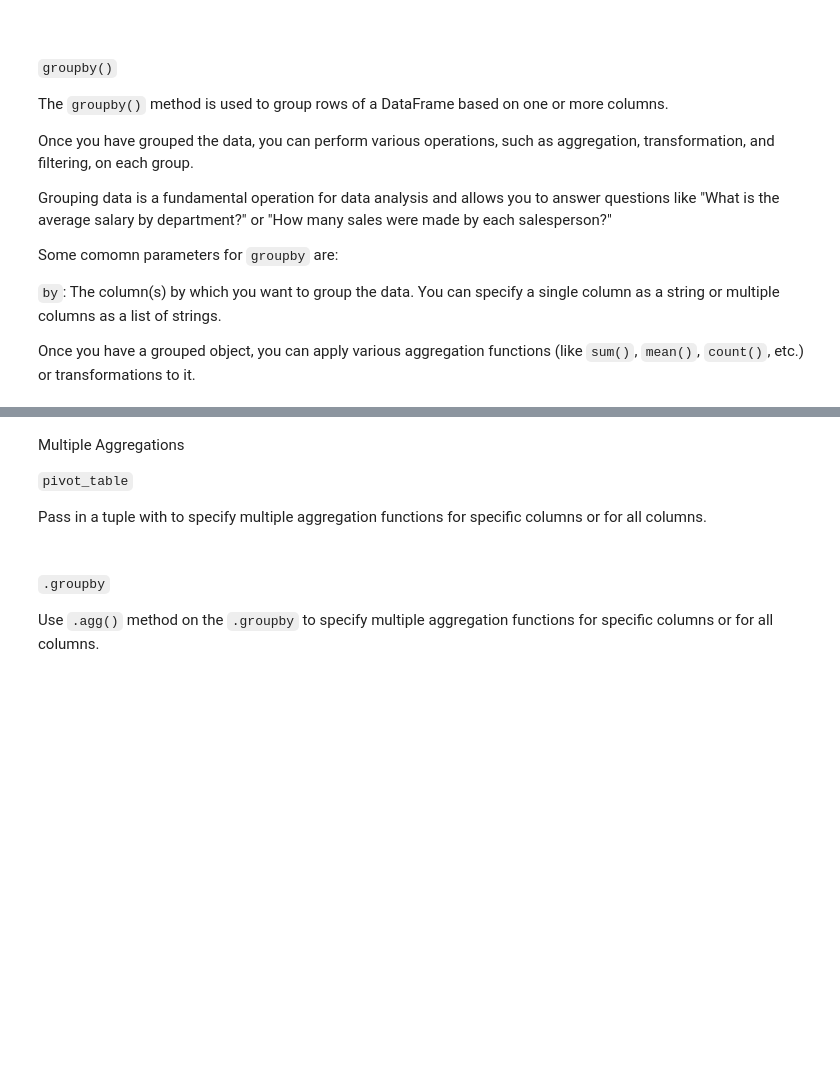
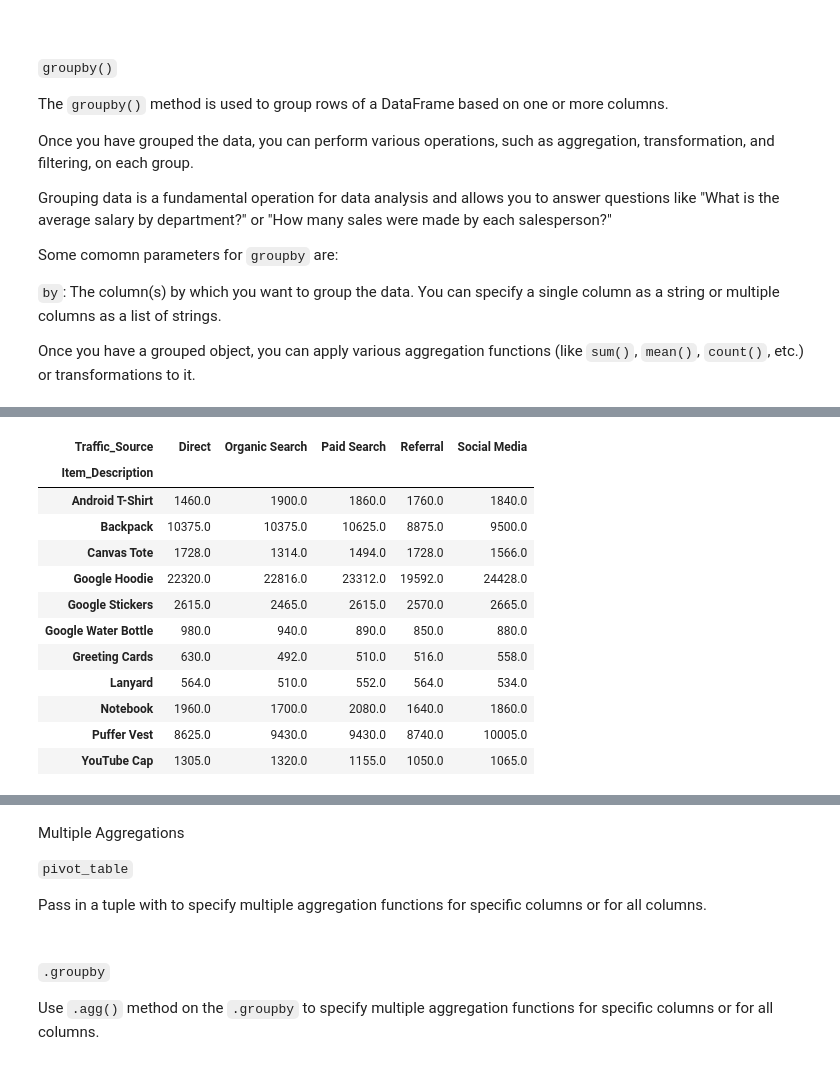
Before and after one commit to benedicthartmann/pythonFundamental, a Jupyter notebook: week6_ger_phse2_wk6 1 1.ipynb, the cells around one changed output, grey strips where cells are left out. Saved outputs shown, nothing was run; the diff lists cells and outputs as text; code cells hidden in the pictures; blank space fills up the shorter version.

```diff
--- a/week6_ger_phse2_wk6 1 1.ipynb
+++ b/week6_ger_phse2_wk6 1 1.ipynb
@@ -364,0 +392,20 @@ data = {'Product': ['A', 'B', 'A', 'B', 'A', 'B','A','B'],
+# %%
+df = pd.read_csv("transaction_data.csv")
+
+pivotTable = pd.pivot_table(df, index = "Traffic_Source",  columns="Item_Description", values = "Amount", aggfunc="sum", fill_value=0)
+
+pivotTable.T
+# %% [output]
+| Traffic_Source | Direct | Organic Search | Paid Search | Referral | Social Media |
+| Item_Description |  |  |  |  |  |
+| Android T-Shirt | 1460.0 | 1900.0 | 1860.0 | 1760.0 | 1840.0 |
+| Backpack | 10375.0 | 10375.0 | 10625.0 | 8875.0 | 9500.0 |
+| Canvas Tote | 1728.0 | 1314.0 | 1494.0 | 1728.0 | 1566.0 |
+| Google Hoodie | 22320.0 | 22816.0 | 23312.0 | 19592.0 | 24428.0 |
+| Google Stickers | 2615.0 | 2465.0 | 2615.0 | 2570.0 | 2665.0 |
+| Google Water Bottle | 980.0 | 940.0 | 890.0 | 850.0 | 880.0 |
+| Greeting Cards | 630.0 | 492.0 | 510.0 | 516.0 | 558.0 |
+| Lanyard | 564.0 | 510.0 | 552.0 | 564.0 | 534.0 |
+| Notebook | 1960.0 | 1700.0 | 2080.0 | 1640.0 | 1860.0 |
+| Puffer Vest | 8625.0 | 9430.0 | 9430.0 | 8740.0 | 10005.0 |
+| YouTube Cap | 1305.0 | 1320.0 | 1155.0 | 1050.0 | 1065.0 |
```
Also changed, not shown: parts of 8 cells of this notebook.
